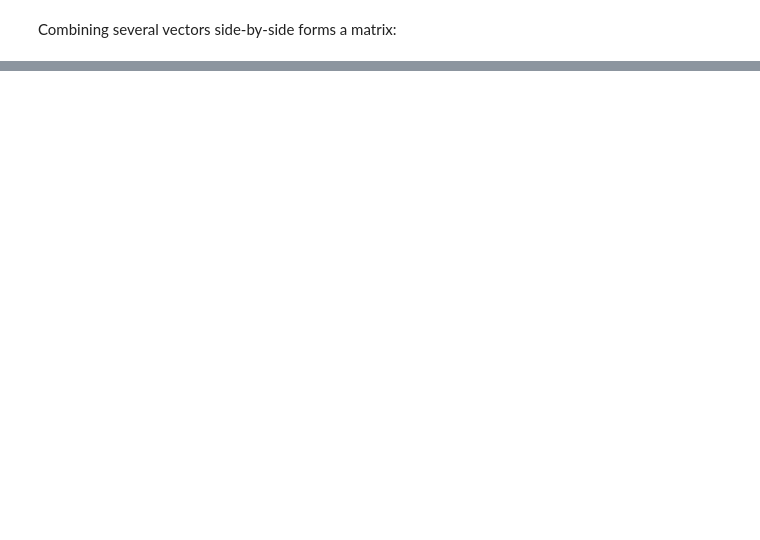
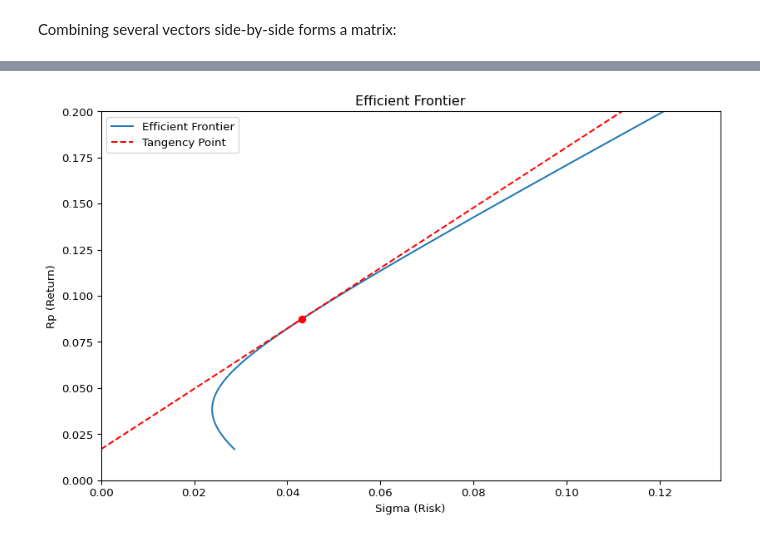
Before and after one commit to uit-sok-3011-h24/uit-sok-3011-h24.github.io, a Jupyter notebook: finans/3-lecture_optport.ipynb, the cells around one changed output, grey strips where cells are left out. Cells and saved outputs as stored; diff of their text form; code cells hidden in the pictures; blank space fills up the shorter version.

```diff
--- a/finans/3-lecture_optport.ipynb
+++ b/finans/3-lecture_optport.ipynb
@@ -475,0 +521,71 @@ Points on the straight line to the left of the tangent point represent an invest
+# %%
+import functions
+import pandas
+import decomposition
+import numpy as np
+import pandas as pd
+import matplotlib.pyplot as plt
+
+MAX_AXIS = 0.2
+
+df = pd.read_pickle('output/stocks.df')
+# Defining risk free, cov matrix and mean vector
+rf = np.exp(0.2/12)-1#df['NOWA_DayLnrate'].mean()
+
+
+cov_matrix, means, df_month = functions.calc_moments(df)
+df = None
+
+# There are so many stocks, that many will be highly correlated
+# This creates a singular matrix (too few genuine equations)
+# It is therefore neccessary to do a little trick to reduce the
+# Number of dimensions. Multiplying the matrix and means with
+# R, reduces the dimension
+R = decomposition.get_independent_portfolios(cov_matrix, 0.00001)
+cov_matrix = R.T @ cov_matrix @ R
+means = R.T @ means
+
+# Create a vector of ones with the same length as the number of columns in the covariance matrix
+ones = np.ones(cov_matrix.shape[0])
+
+# Defining the sum of the covariance elements:
+A = np.dot(ones.T, np.dot(np.linalg.inv(cov_matrix), ones))
+
+# Defining the sum of the optimal portfolio, in order to
+# normalize the portfolio size to one
+B = np.dot(ones.T, np.dot(np.linalg.inv(cov_matrix), means-rf))
+
+# Calculating the un-normalized optimal portfolio:
+C = np.dot(means.T-rf, np.dot(np.linalg.inv(cov_matrix), means-rf))
+
+#Creating plot
+fig, ax = plt.subplots(figsize=(10, 6))
+
+# Setting the range of rp values and sigma values
+rp_values = np.linspace(0, MAX_AXIS, 100)
+
+
+# Calculate and plot sigma values for each rp
+sigma_values = 1/A + ((rp_values - abs(B)/A)**2) / (C - B**2/A)
+ax.plot(sigma_values**0.5, rp_values+rf, label='Efficient Frontier')
+
+# Calculate the tangency point of the normalized optimal
+# portfolio and plotting it
+tangency_rp = C/abs(B)
+tangency_sigma =  1/A + ((tangency_rp - abs(B)/A)**2) / (C - B**2/A)
+
+ax.plot(tangency_sigma**0.5, tangency_rp + rf, 'ro')
+
+# Plotting the portfolio front
+sigma_range = np.linspace(0, np.max(sigma_values**0.5), 100)
+ax.plot(sigma_range, rf + sigma_range*tangency_rp/tangency_sigma**0.5, color='r', linestyle='--', label='Tangency Point')
+
+# Setting the axis ranges, lables, title and legend:
+ax.set_xlim([0, np.max(sigma_values**0.5)])
+ax.set_ylim([0, np.max(rp_values)])
+ax.set_xlabel('Sigma (Risk)')
+ax.set_ylabel('Rp (Return)')
+ax.set_title('Efficient Frontier')
+ax.legend()
+# %% [output]
+[figure, added]
```
Also changed, not shown: parts of 42 cells of this notebook, 6 other files.
